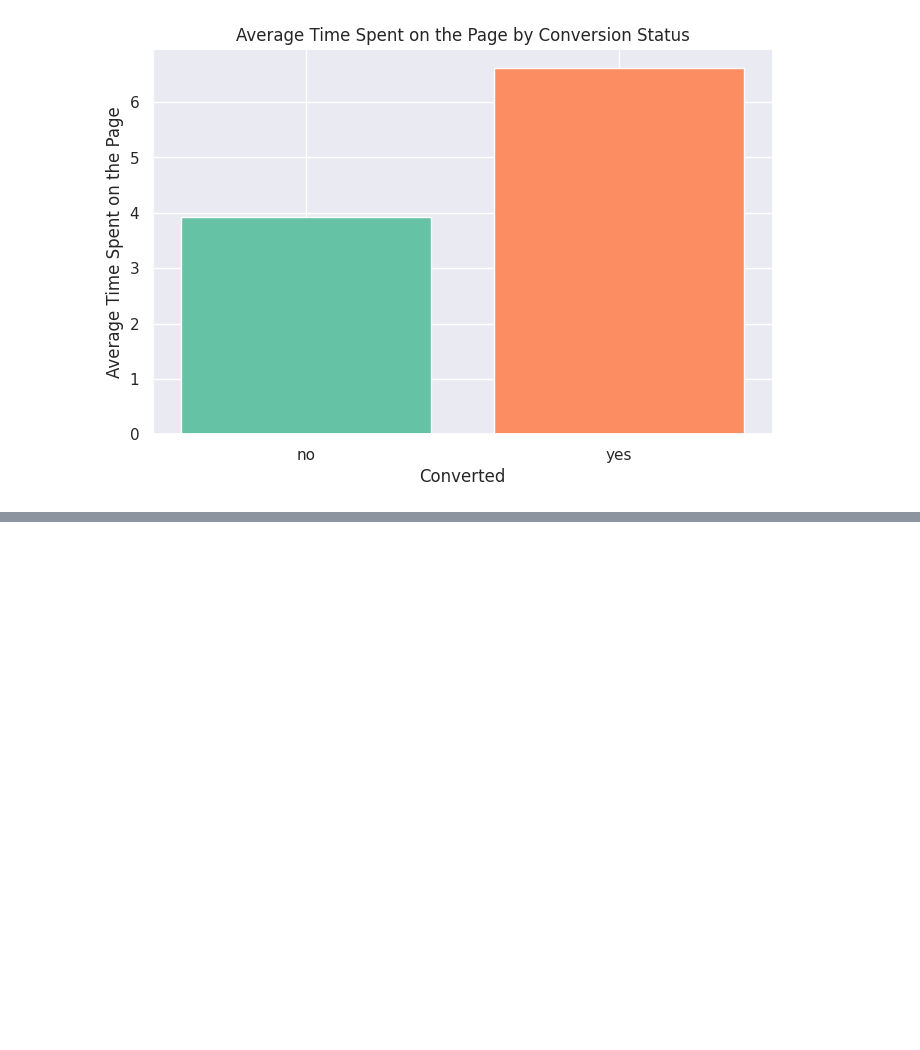
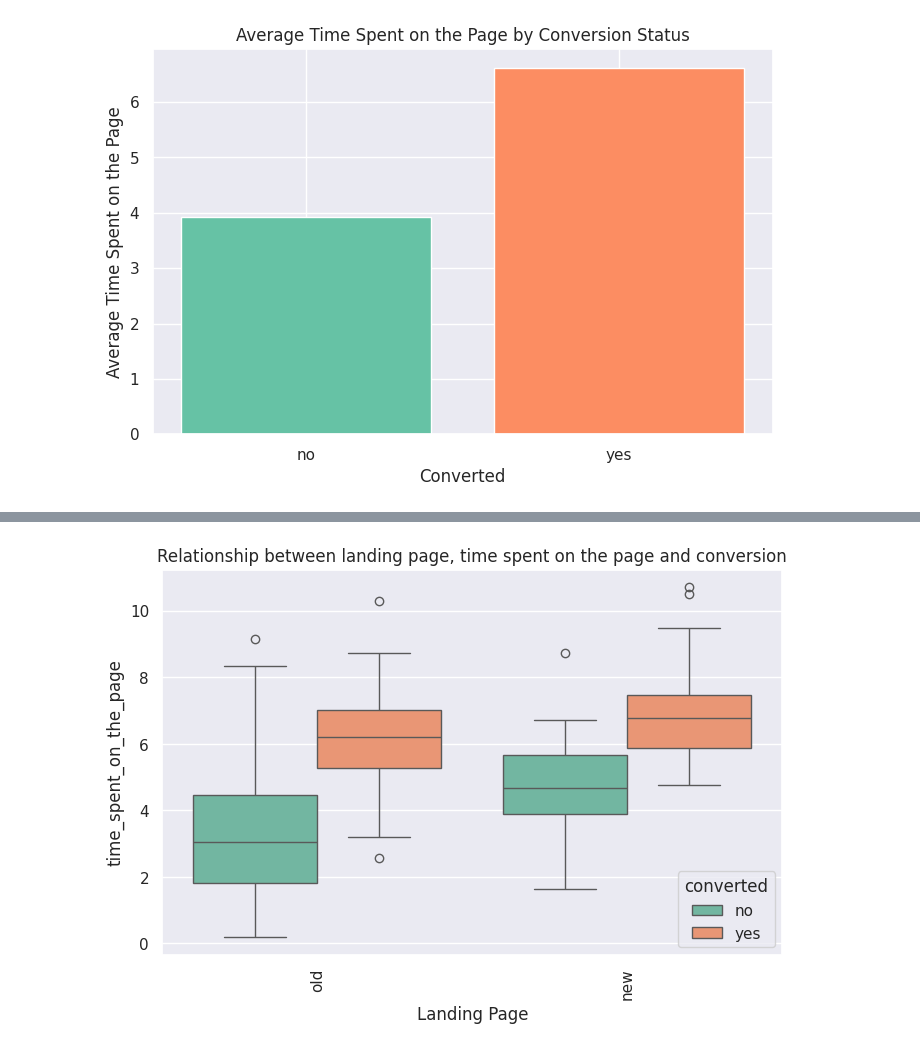
Before and after one commit to Rajesh2015/E-news-Express-Project, a Jupyter notebook: E-news Express Project Solution.ipynb, the cells around one changed output, grey strips where cells are left out. Cells and saved outputs as stored; diff of their text form; code cells hidden in the pictures; blank space fills up the shorter version.

```diff
--- a/E-news Express Project Solution.ipynb
+++ b/E-news Express Project Solution.ipynb
@@ -314,6 +314,34 @@ def plot_stacked_bar_with_annotations(df, x, y, normalize='index', figsize=(8, 6
         ax.bar_label(container, label_type='center')
 
     return plt
+# %%
+def plot_boxplot(df, x_col, y_col, hue_col=None, title=None, xlabel=None, figsize=(8, 5), xticks_rotation=90):
+    """
+    Creates a box plot to visualize the relationship between variables.
+
+    Parameters:
+    - df: pandas DataFrame containing the data.
+    - x_col: str, column name for the x-axis.
+    - y_col: str, column name for the y-axis.
+    - hue_col: str, column name for grouping by color (optional).
+    - title: str, title of the plot (optional).
+    - xlabel: str, label for the x-axis (optional).
+    - figsize: tuple, size of the figure (default is (8, 5)).
+    - xticks_rotation: int, rotation angle for x-axis tick labels (default is 90).
+      Returns:
+    - plt (matplotlib.pyplot): The matplotlib plot object with annotations.
+    """
+
+    plt.figure(figsize=figsize)  # Set the figure size
+    bxp = sns.boxplot(data=df, x=x_col, y=y_col, hue=hue_col,palette="Set2")  # Create the box plot
+
+    if xlabel:
+        bxp.set_xlabel(xlabel)  # Set x-axis label if provided
+    if title:
+        bxp.axes.set_title(title)  # Set the plot title if provided
+
+    plt.xticks(rotation=xticks_rotation)  # Rotate x-axis labels
+    return plt
 # %% [markdown]
 ## Univariate Analysis
 # %%
@@ -542,0 +617,9 @@ It seems people who spends more time on landing page have higher chance to get c
+# %%
+# Box plot to show the relationship between time_spent_on_the_page converted and landing_page
+
+plt=plot_boxplot(df, x_col='landing_page', y_col='time_spent_on_the_page', hue_col='converted',
+             title="Relationship between landing page, time spent on the page and conversion",
+             xlabel="Landing Page")
+plt.show()
+# %% [output]
+[figure, added]
```
Also changed, not shown: parts of 16 cells of this notebook.
